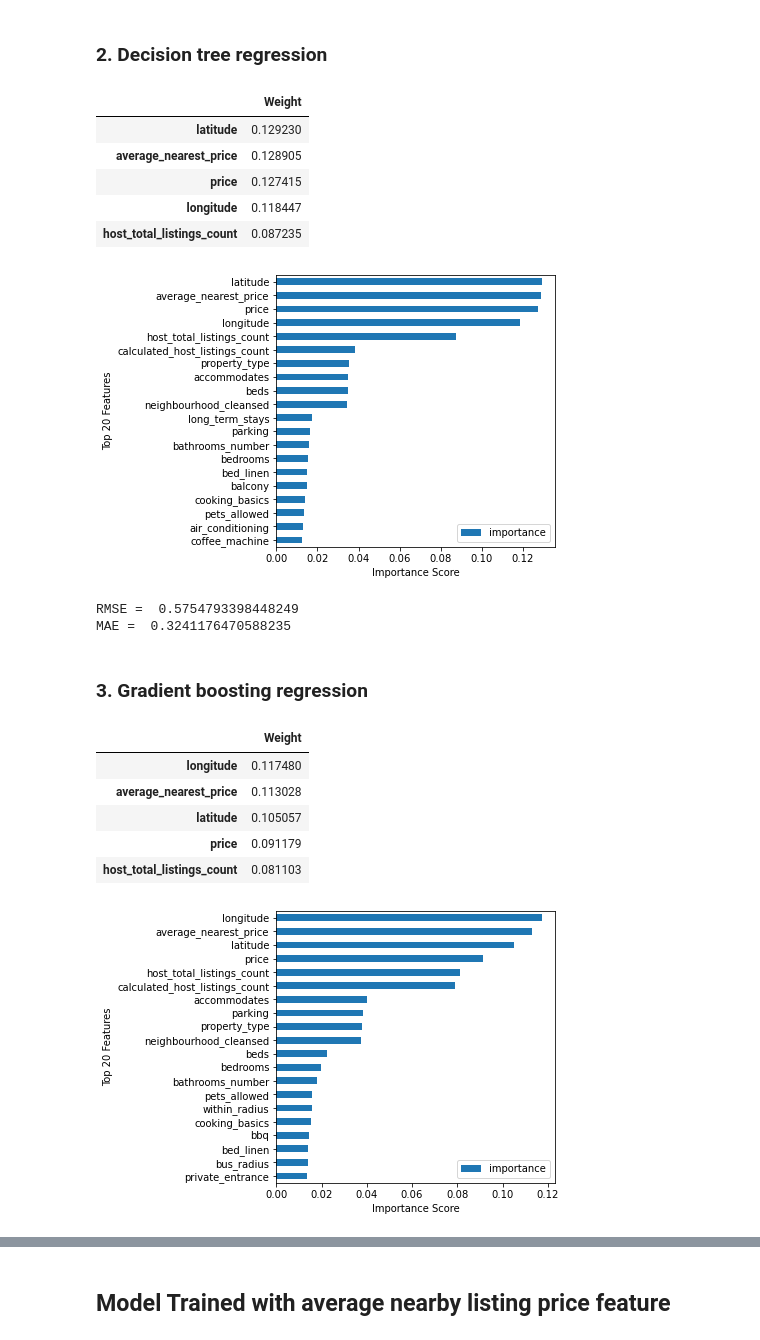
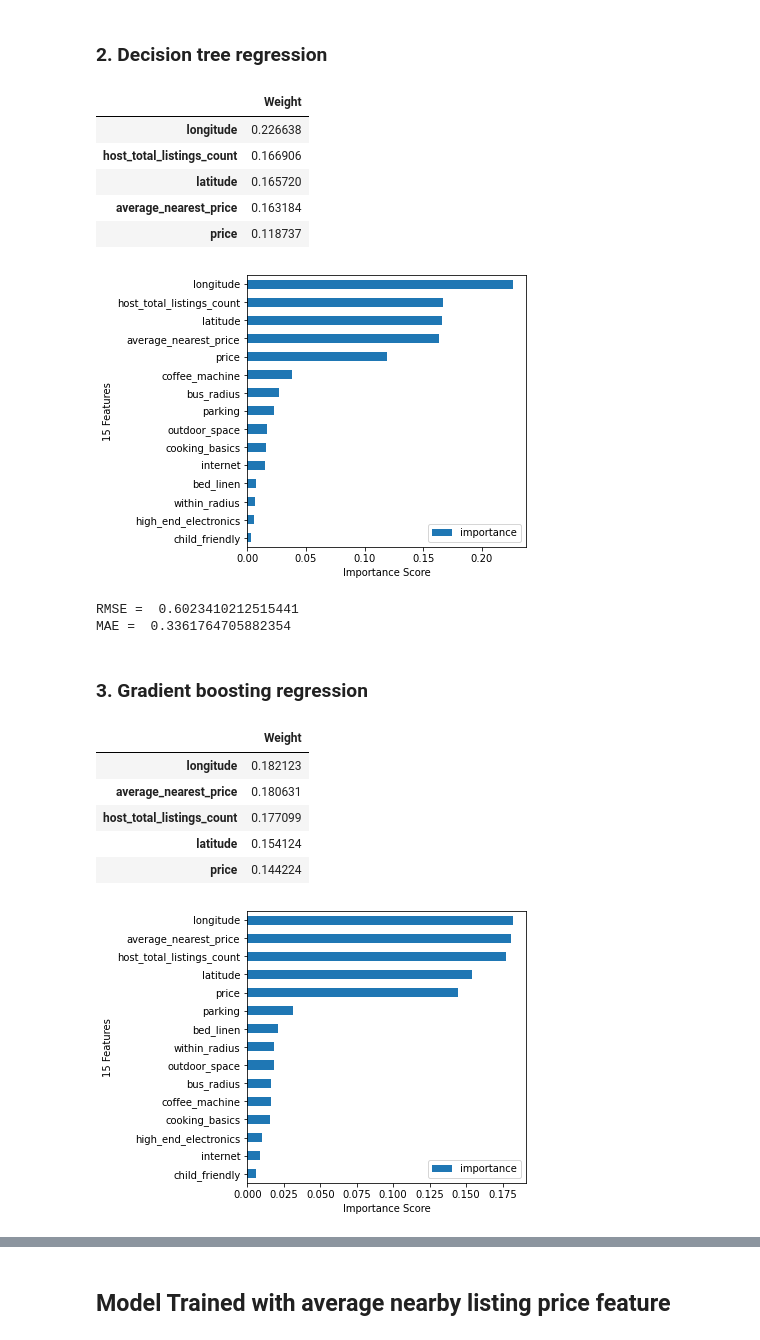
Before and after one commit to StellaLii/Airbnb-Project, a Jupyter notebook: vancouver_model/review_score/review_score.ipynb, the cells around one changed output, grey strips where cells are left out. Cells and saved outputs as stored; diff of their text form; code cells hidden in the pictures.

```diff
--- a/vancouver_model/review_score/review_score.ipynb
+++ b/vancouver_model/review_score/review_score.ipynb
@@ -70,11 +70,11 @@ memory usage: 2.9+ MB
 # %% [markdown]
 ### Since we face to new host, we select the features that is relevant to the feature price, ignored empty columns, identification features (id, name, etc.), high correlated featurs (host_listings_count, minimum_minimum_nights, etc), and past experience features, etc.
 # %%
-# 21 selected features
+# 20 selected features
 columns = ['latitude', 'longitude', 'host_total_listings_count','host_has_profile_pic',
            'host_identity_verified','neighbourhood_cleansed', 'property_type', 'room_type',
            'accommodates', 'bathrooms_text', 'bedrooms', 'beds', 'amenities', 'price',
-           'has_availability', 'review_scores_value', 'instant_bookable', 'calculated_host_listings_count',
+           'has_availability', 'review_scores_value', 'instant_bookable',
             'average_nearest_price', 'within_radius', 'bus_radius']
 df = merged_df[columns].copy()
 # %% [markdown]
@@ -219,7 +220,7 @@ memory usage: 1.3+ MB
 # %% [markdown]
 Replacing nulls with zeros for new columns
 # %%
-cols_to_replace_nulls = df.iloc[:,21:].columns
+cols_to_replace_nulls = df.iloc[:,20:].columns
 df[cols_to_replace_nulls] = df[cols_to_replace_nulls].fillna(0)
 # %% [markdown]
 Next, we view the value set for all new columns
@@ -526,7 +557,7 @@ shap.force_plot(explainer.expected_value, shap_values[0,:], X_test.iloc[0,:])
 # %% [markdown]
 ### 2. Decision tree regression
 # %%
-decision_tree = DecisionTreeRegressor(criterion='absolute_error', max_depth = 50, random_state=42)
+decision_tree = DecisionTreeRegressor(max_depth = 50, random_state=42)
 
 decision_tree.fit(X_train_1, y_train_1)
 y_predict_dt = decision_tree.predict(X_test_1)
@@ -537,25 +568,25 @@ feat_imp1.sort_values('Weight', inplace=True, ascending=False)
 feat_imp1.head(5)
 # %% [output]
 |  | Weight |
-| latitude | 0.129230 |
-| average_nearest_price | 0.128905 |
-| price | 0.127415 |
-| longitude | 0.118447 |
-| host_total_listings_count | 0.087235 |
+| longitude | 0.226638 |
+| host_total_listings_count | 0.166906 |
+| latitude | 0.165720 |
+| average_nearest_price | 0.163184 |
+| price | 0.118737 |
 # %%
 feat_imp = pd.DataFrame({'importance':decision_tree.feature_importances_})
 feat_imp['feature'] = X_train_1.columns
 feat_imp.sort_values(by='importance', ascending=False, inplace=True)
 
 feat_imp.sort_values(by='importance', inplace=True)
 feat_imp = feat_imp.set_index('feature', drop=True)
-feat_imp = feat_imp[len(feat_imp1)-20:len(feat_imp1)]
+feat_imp = feat_imp[len(feat_imp1)-15:len(feat_imp1)]
 feat_imp.plot.barh(figsize=(5,5))
 plt.xlabel('Importance Score')
-plt.ylabel('Top 20 Features')
+plt.ylabel('15 Features')
 plt.show()
 # %% [output]
-[figure, old version]
+[figure, new version]
 # %%
 mse = sklearn.metrics.mean_squared_error(y_test_1, y_predict_dt)
 mae_dt_1 = sklearn.metrics.mean_absolute_error(y_test_1, y_predict_dt)
@@ -565,8 +596,8 @@ rmse_dt_1 = math.sqrt(mse)
 print("RMSE = ", rmse_dt_1)
 print("MAE = ", mae_dt_1)
 # %% [output]
-RMSE =  0.5754793398448249
-MAE =  0.3241176470588235
+RMSE =  0.6023410212515441
+MAE =  0.3361764705882354
 # %% [markdown]
 ### 3. Gradient boosting regression
 # %%
@@ -582,11 +613,11 @@ feat_imp1.sort_values('Weight', inplace=True, ascending=False)
 feat_imp1.head(5)
 # %% [output]
 |  | Weight |
-| longitude | 0.117480 |
-| average_nearest_price | 0.113028 |
-| latitude | 0.105057 |
-| price | 0.091179 |
-| host_total_listings_count | 0.081103 |
+| longitude | 0.182123 |
+| average_nearest_price | 0.180631 |
+| host_total_listings_count | 0.177099 |
+| latitude | 0.154124 |
+| price | 0.144224 |
 # %%
 feat_imp = pd.DataFrame({'importance':grad_boosting_tree.feature_importances_})
 feat_imp['feature'] = X_train_1.columns
@@ -594,13 +625,13 @@ feat_imp.sort_values(by='importance', ascending=False, inplace=True)
 
 feat_imp.sort_values(by='importance', inplace=True)
 feat_imp = feat_imp.set_index('feature', drop=True)
-feat_imp = feat_imp[len(feat_imp1)-20:len(feat_imp1)]
+feat_imp = feat_imp[len(feat_imp1)-15:len(feat_imp1)]
 feat_imp.plot.barh(figsize=(5,5))
 plt.xlabel('Importance Score')
-plt.ylabel('Top 20 Features')
+plt.ylabel('15 Features')
 plt.show()
 # %% [output]
-[figure, old version]
+[figure, new version]
 # %%
 mse = sklearn.metrics.mean_squared_error(y_test_1, y_predict_gb)
 mae_gb_1 = sklearn.metrics.mean_absolute_error(y_test_1, y_predict_gb)
```
Also changed, not shown: parts of 33 cells of this notebook, 4 other files.
